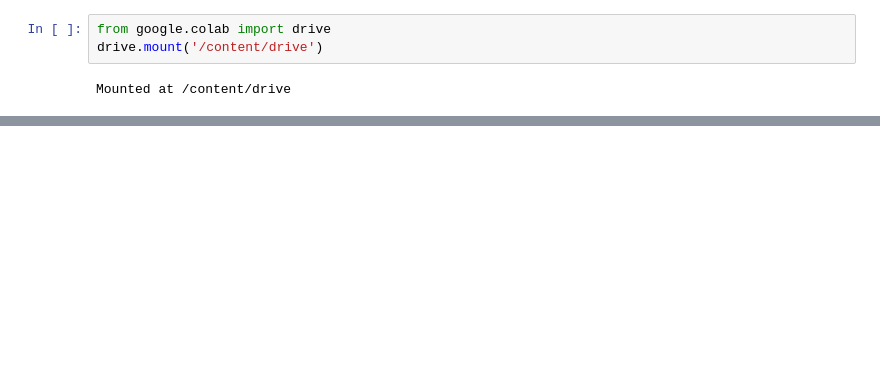
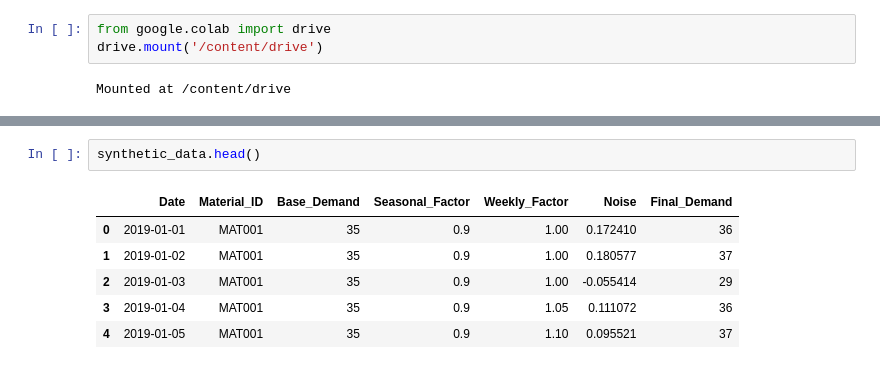
Before and after one commit to clcamar74/SAPiBench-inventory-simulation-dataset-2026, a Jupyter notebook: SAPiBench.ipynb, the cells around one changed output, grey strips where cells are left out. Saved outputs shown, nothing was run; the diff lists cells and outputs as text; blank space fills up the shorter version.

```diff
--- a/SAPiBench.ipynb
+++ b/SAPiBench.ipynb
@@ -167,0 +173,9 @@ synthetic_7year_demand.csv
+# %%
+synthetic_data.head()
+# %% [output]
+|  | Date | Material_ID | Base_Demand | Seasonal_Factor | Weekly_Factor | Noise | Final_Demand |
+| 0 | 2019-01-01 | MAT001 | 35 | 0.9 | 1.00 | 0.172410 | 36 |
+| 1 | 2019-01-02 | MAT001 | 35 | 0.9 | 1.00 | 0.180577 | 37 |
+| 2 | 2019-01-03 | MAT001 | 35 | 0.9 | 1.00 | -0.055414 | 29 |
+| 3 | 2019-01-04 | MAT001 | 35 | 0.9 | 1.05 | 0.111072 | 36 |
+| 4 | 2019-01-05 | MAT001 | 35 | 0.9 | 1.10 | 0.095521 | 37 |
```
Also changed, not shown: parts of 3 cells of this notebook.
